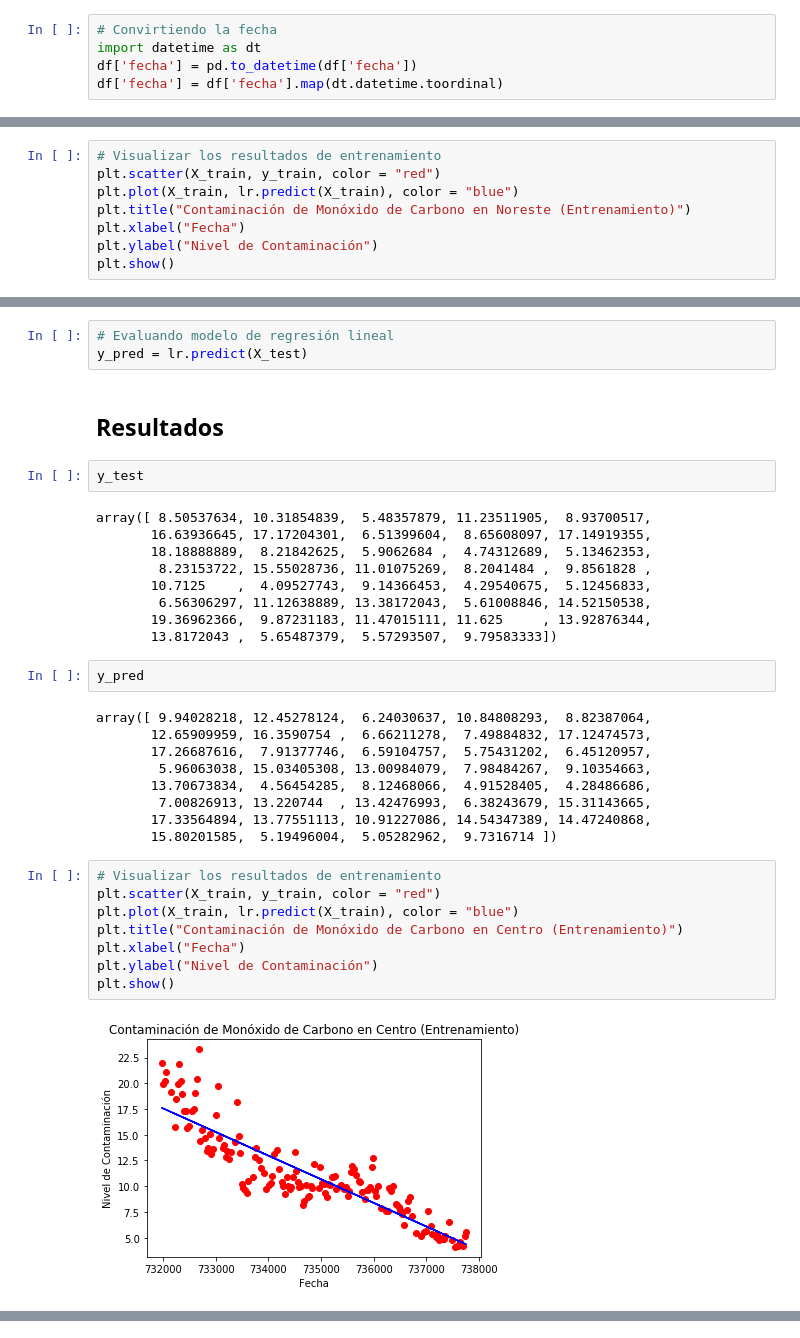
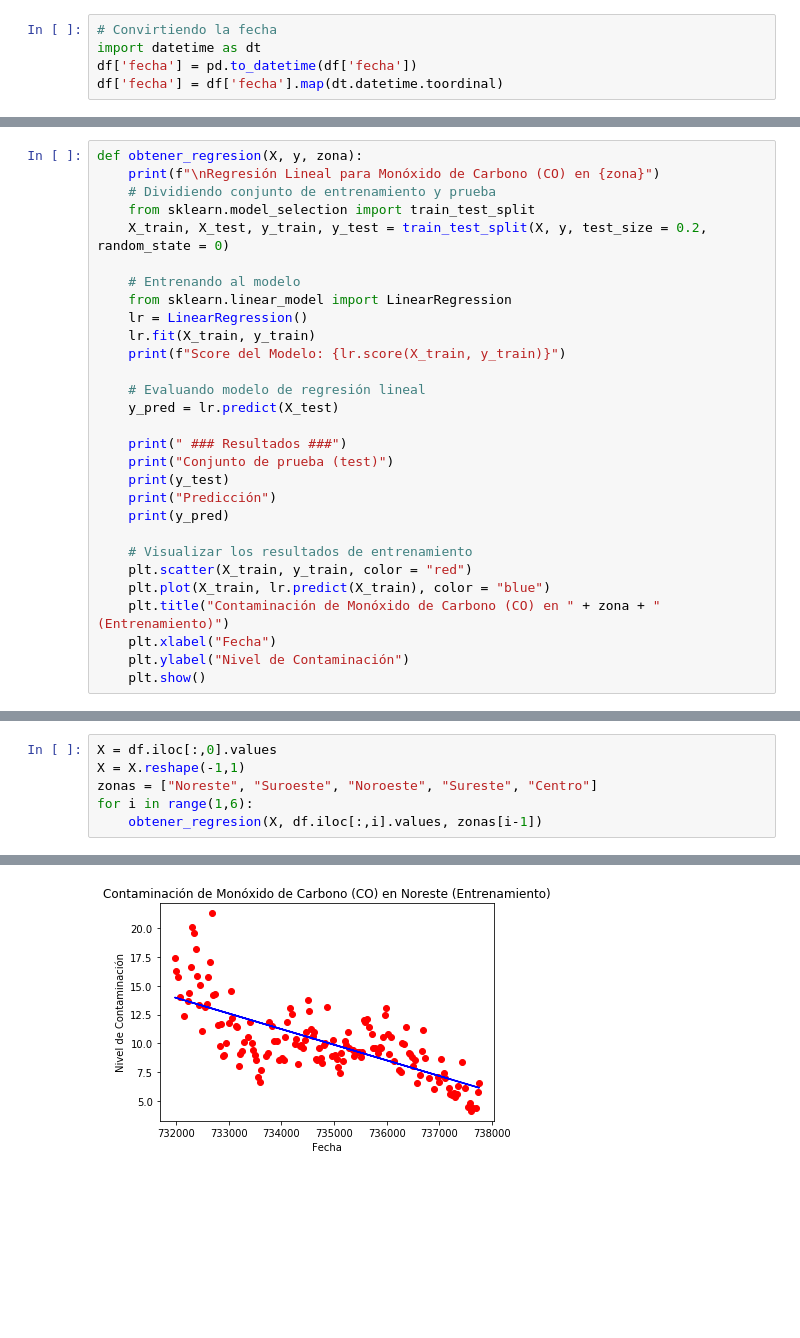
Before and after one commit to BettySanchez7/AirDataMx, a Jupyter notebook: Notebooks/regresion_lineal_CO.ipynb, the cells around one changed output, grey strips where cells are left out. Drawn from its saved outputs; the diff is of its cells as text; blank space fills up the shorter version.

```diff
--- a/Notebooks/regresion_lineal_CO.ipynb
+++ b/Notebooks/regresion_lineal_CO.ipynb
@@ -69,8 +25,29 @@ array([ 9.44436528, 10.92924888,  7.2576845 ,  9.98087432,  8.78456755,
 # %%
-# Visualizar los resultados de entrenamiento
-plt.scatter(X_train, y_train, color = "red")
-plt.plot(X_train, lr.predict(X_train), color = "blue")
-plt.title("Contaminación de Monóxido de Carbono en Noreste (Entrenamiento)")
-plt.xlabel("Fecha")
-plt.ylabel("Nivel de Contaminación")
-plt.show()
+def obtener_regresion(X, y, zona):
+    print(f"\nRegresión Lineal para Monóxido de Carbono (CO) en {zona}")
+    # Dividiendo conjunto de entrenamiento y prueba
+    from sklearn.model_selection import train_test_split
+    X_train, X_test, y_train, y_test = train_test_split(X, y, test_size = 0.2, random_state = 0)
+
+    # Entrenando al modelo
+    from sklearn.linear_model import LinearRegression
+    lr = LinearRegression()
+    lr.fit(X_train, y_train)
+    print(f"Score del Modelo: {lr.score(X_train, y_train)}")
+
+    # Evaluando modelo de regresión lineal
+    y_pred = lr.predict(X_test)
+
+    print(" ### Resultados ###")
+    print("Conjunto de prueba (test)")
+    print(y_test)
+    print("Predicción")
+    print(y_pred)
+
+    # Visualizar los resultados de entrenamiento
+    plt.scatter(X_train, y_train, color = "red")
+    plt.plot(X_train, lr.predict(X_train), color = "blue")
+    plt.title("Contaminación de Monóxido de Carbono (CO) en " + zona + " (Entrenamiento)")
+    plt.xlabel("Fecha")
+    plt.ylabel("Nivel de Contaminación")
+    plt.show()
@@ -260,37 +54,7 @@ lr.score(X_train, y_train)
-# %%
-# Evaluando modelo de regresión lineal
-y_pred = lr.predict(X_test)
-# %% [markdown]
-## Resultados
-# %%
-y_test
-# %% [output]
-array([ 8.50537634, 10.31854839,  5.48357879, 11.23511905,  8.93700517,
-       16.63936645, 17.17204301,  6.51399604,  8.65608097, 17.14919355,
-       18.18888889,  8.21842625,  5.9062684 ,  4.74312689,  5.13462353,
-        8.23153722, 15.55028736, 11.01075269,  8.2041484 ,  9.8561828 ,
-       10.7125    ,  4.09527743,  9.14366453,  4.29540675,  5.12456833,
-        6.56306297, 11.12638889, 13.38172043,  5.61008846, 14.52150538,
-       19.36962366,  9.87231183, 11.47015111, 11.625     , 13.92876344,
-       13.8172043 ,  5.65487379,  5.57293507,  9.79583333])
-# %%
-y_pred
-# %% [output]
-array([ 9.94028218, 12.45278124,  6.24030637, 10.84808293,  8.82387064,
-       12.65909959, 16.3590754 ,  6.66211278,  7.49884832, 17.12474573,
-       17.26687616,  7.91377746,  6.59104757,  5.75431202,  6.45120957,
-        5.96063038, 15.03405308, 13.00984079,  7.98484267,  9.10354663,
-       13.70673834,  4.56454285,  8.12468066,  4.91528405,  4.28486686,
-        7.00826913, 13.220744  , 13.42476993,  6.38243679, 15.31143665,
-       17.33564894, 13.77551113, 10.91227086, 14.54347389, 14.47240868,
-       15.80201585,  5.19496004,  5.05282962,  9.7316714 ])
-# %%
-# Visualizar los resultados de entrenamiento
-plt.scatter(X_train, y_train, color = "red")
-plt.plot(X_train, lr.predict(X_train), color = "blue")
-plt.title("Contaminación de Monóxido de Carbono en Centro (Entrenamiento)")
-plt.xlabel("Fecha")
-plt.ylabel("Nivel de Contaminación")
-plt.show()
-# %% [output]
-[figure, removed]
+# %%
+X = df.iloc[:,0].values
+X = X.reshape(-1,1)
+zonas = ["Noreste", "Suroeste", "Noroeste", "Sureste", "Centro"]
+for i in range(1,6):
+    obtener_regresion(X, df.iloc[:,i].values, zonas[i-1])
+# %% [output]
@@ -296,0 +80 @@ plt.show()
+[figure, added]
```
Also changed, not shown: parts of 39 cells of this notebook.
